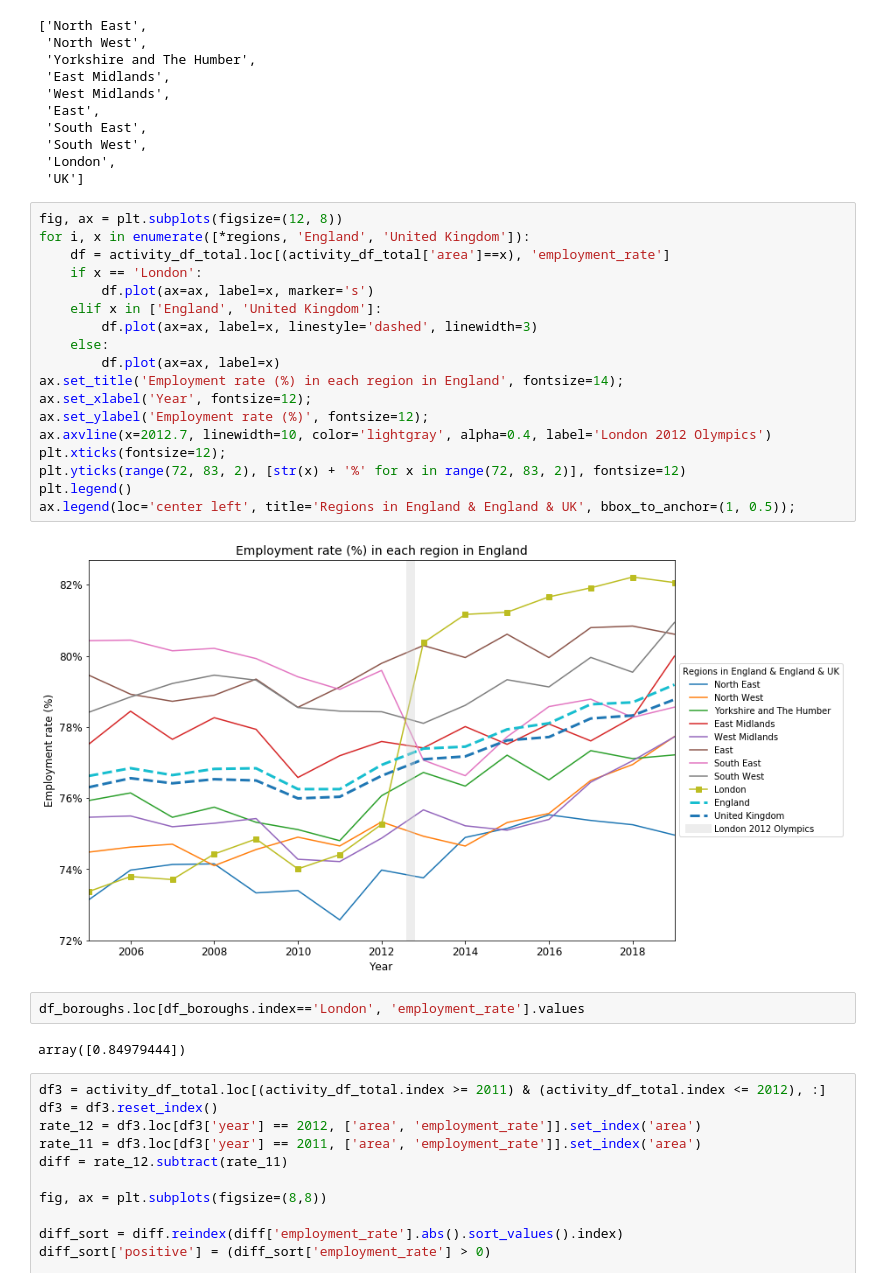
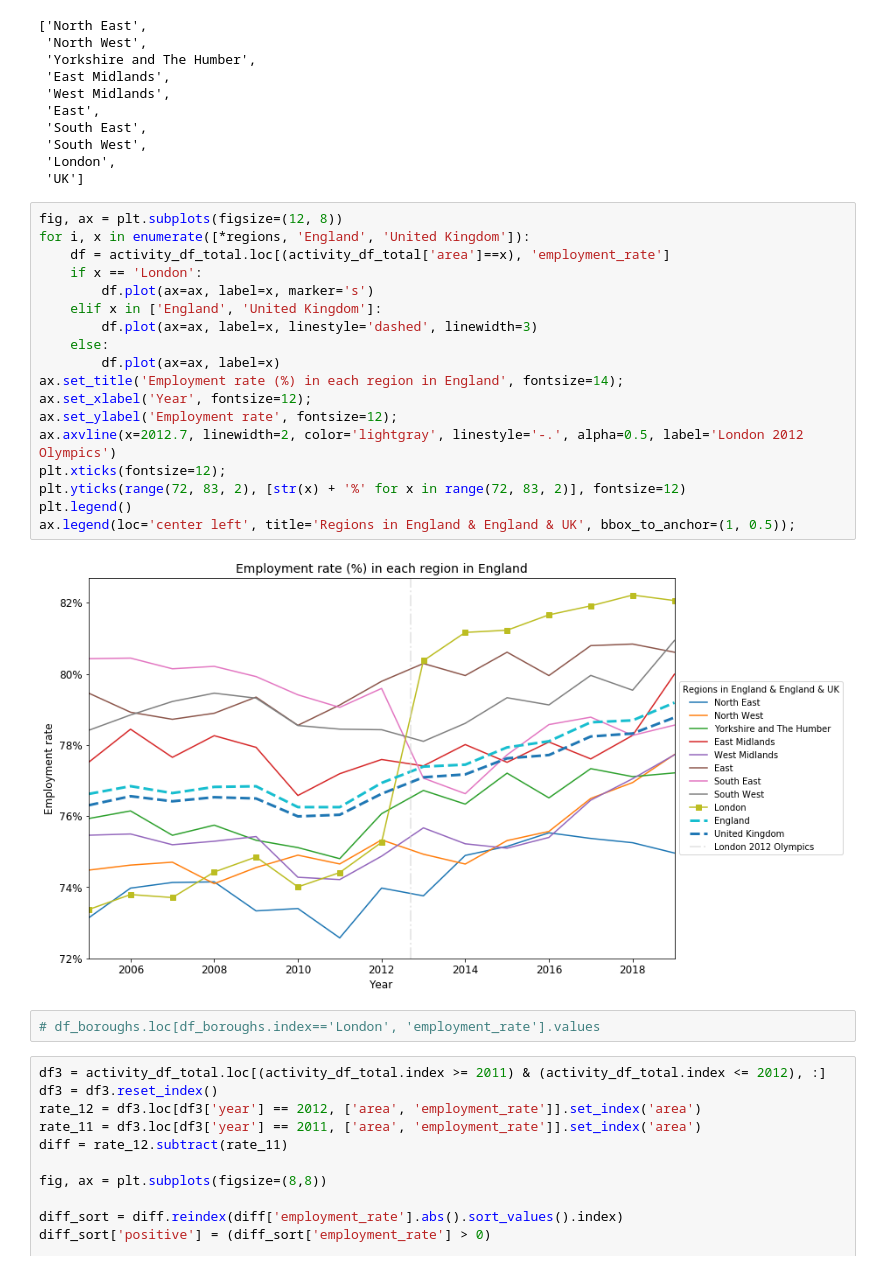
Before and after one commit to rui-yan/C1-datathon, a Jupyter notebook: Rui/Olympics impact on employment_London.ipynb, the cells around one changed output. Drawn from its saved outputs; the diff is of its cells as text.

```diff
--- a/Rui/Olympics impact on employment_London.ipynb
+++ b/Rui/Olympics impact on employment_London.ipynb
@@ -86,27 +86,25 @@ display(employ_ratio.head())
 # %%
 fig, ax = plt.subplots(figsize=(12, 8))
 for i, x in enumerate([*regions, 'England', 'United Kingdom']):
     df = activity_df_total.loc[(activity_df_total['area']==x), 'employment_rate']
     if x == 'London':
         df.plot(ax=ax, label=x, marker='s')
     elif x in ['England', 'United Kingdom']:
         df.plot(ax=ax, label=x, linestyle='dashed', linewidth=3)
     else:
         df.plot(ax=ax, label=x)
 ax.set_title('Employment rate (%) in each region in England', fontsize=14);
 ax.set_xlabel('Year', fontsize=12);
-ax.set_ylabel('Employment rate (%)', fontsize=12);
-ax.axvline(x=2012.7, linewidth=10, color='lightgray', alpha=0.4, label='London 2012 Olympics')
+ax.set_ylabel('Employment rate', fontsize=12);
+ax.axvline(x=2012.7, linewidth=2, color='lightgray', linestyle='-.', alpha=0.5, label='London 2012 Olympics')
 plt.xticks(fontsize=12);
 plt.yticks(range(72, 83, 2), [str(x) + '%' for x in range(72, 83, 2)], fontsize=12)
 plt.legend()
 ax.legend(loc='center left', title='Regions in England & England & UK', bbox_to_anchor=(1, 0.5));
 # %% [output]
-[figure, old version]
+[figure, new version]
 # %%
-df_boroughs.loc[df_boroughs.index=='London', 'employment_rate'].values
+# df_boroughs.loc[df_boroughs.index=='London', 'employment_rate'].values
-# %% [output]
-array([0.84979444])
 # %%
 df3 = activity_df_total.loc[(activity_df_total.index >= 2011) & (activity_df_total.index <= 2012), :]
 df3 = df3.reset_index()
```
Also changed, not shown: parts of 1 cell of this notebook, 30 other files.
